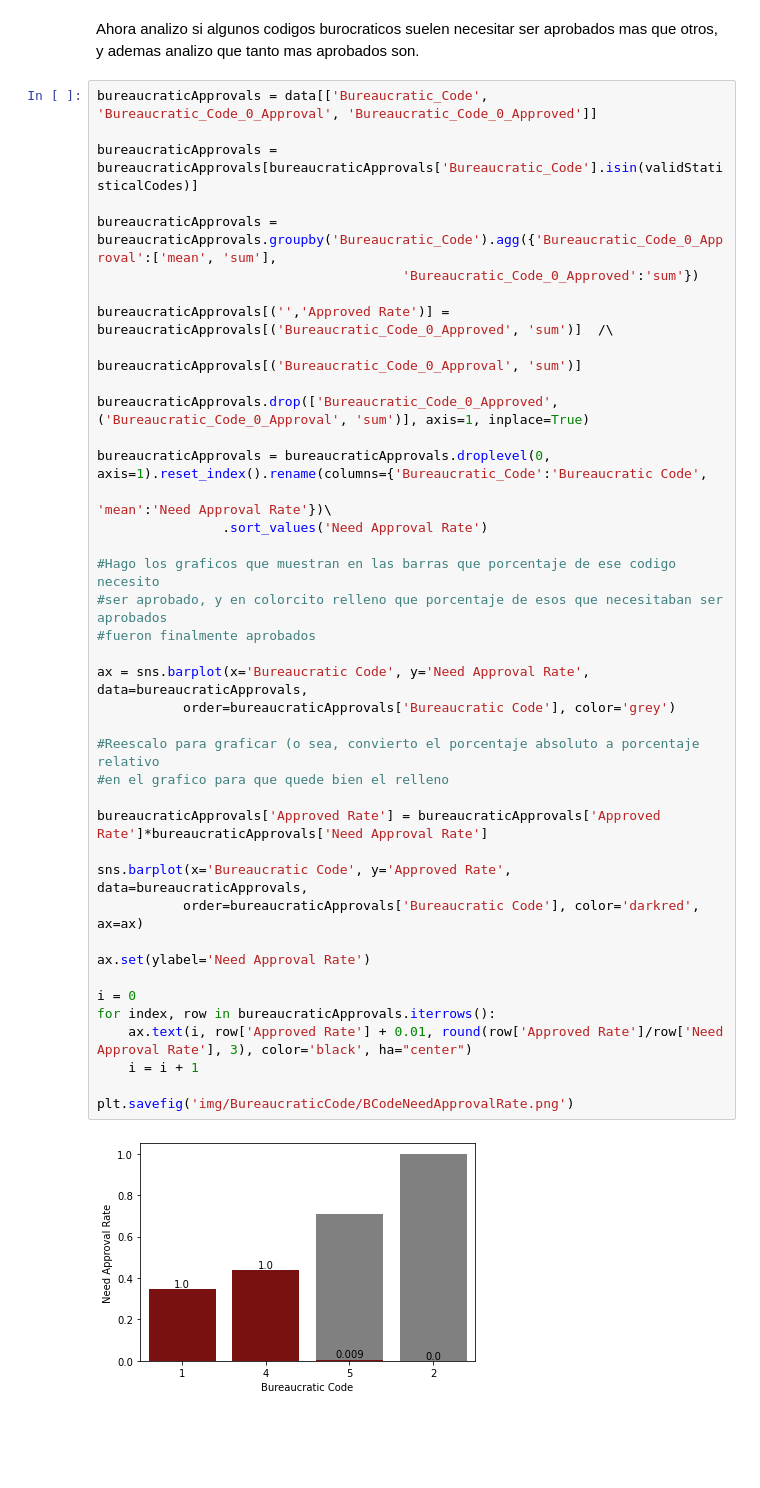
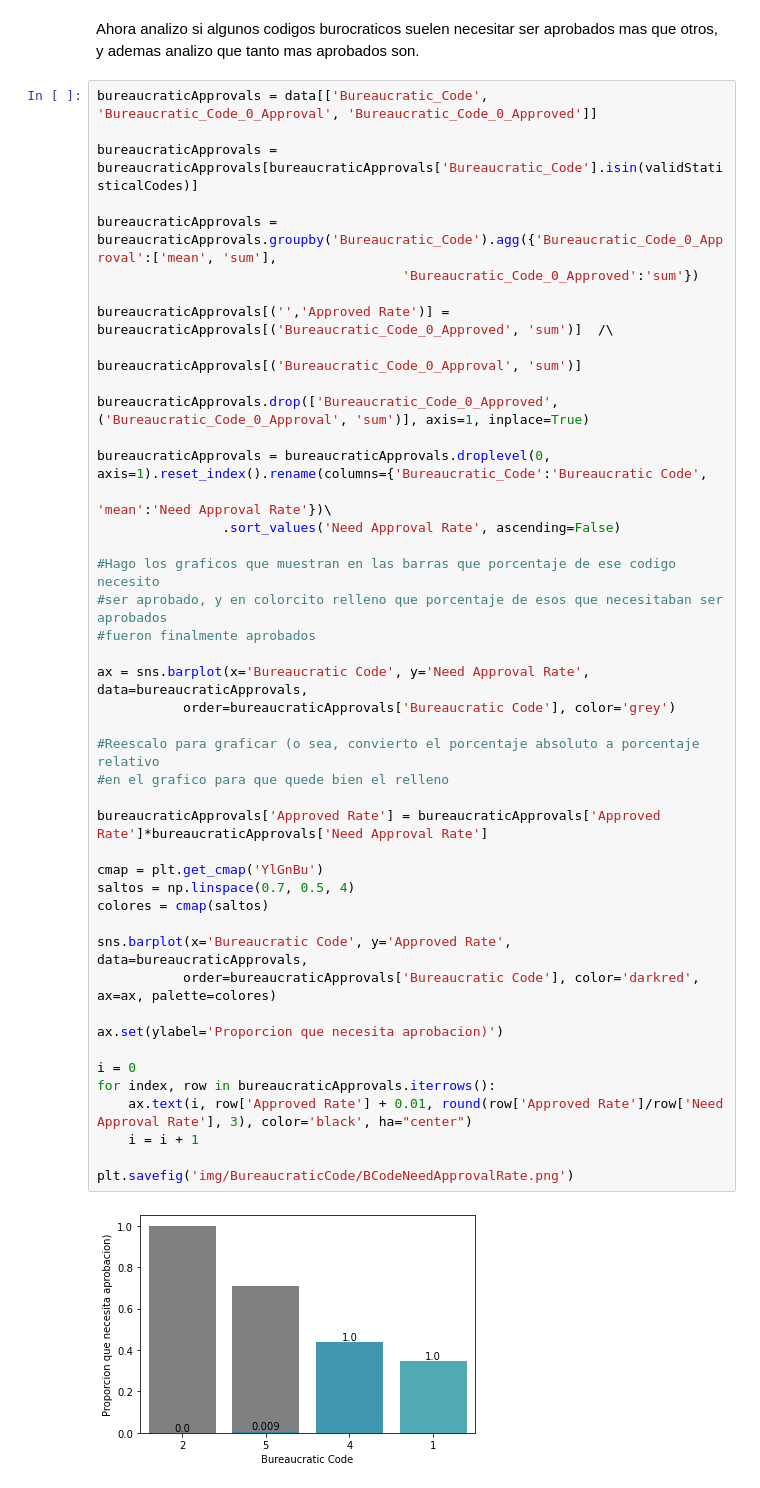
Before and after one commit to RiedelNicolas/75.06-2C2020-TP1, a Jupyter notebook: BureaucraticCode.ipynb, the cells around one changed output. Drawn from its saved outputs; the diff is of its cells as text; blank space fills up the shorter version.

Commit message:
Paso los graficos a la paleta de colores, termino analisis

```diff
--- a/BureaucraticCode.ipynb
+++ b/BureaucraticCode.ipynb
@@ -103,34 +127,38 @@ bureaucraticApprovals = bureaucraticApprovals.groupby('Bureaucratic_Code').agg({
 bureaucraticApprovals[('','Approved Rate')] = bureaucraticApprovals[('Bureaucratic_Code_0_Approved', 'sum')]  /\
                                          bureaucraticApprovals[('Bureaucratic_Code_0_Approval', 'sum')]
 
 bureaucraticApprovals.drop(['Bureaucratic_Code_0_Approved', ('Bureaucratic_Code_0_Approval', 'sum')], axis=1, inplace=True)
 
 bureaucraticApprovals = bureaucraticApprovals.droplevel(0, axis=1).reset_index().rename(columns={'Bureaucratic_Code':'Bureaucratic Code',
                                                                          'mean':'Need Approval Rate'})\
-                .sort_values('Need Approval Rate')
+                .sort_values('Need Approval Rate', ascending=False)
 
 #Hago los graficos que muestran en las barras que porcentaje de ese codigo necesito
 #ser aprobado, y en colorcito relleno que porcentaje de esos que necesitaban ser aprobados
 #fueron finalmente aprobados
 
 ax = sns.barplot(x='Bureaucratic Code', y='Need Approval Rate', data=bureaucraticApprovals,
            order=bureaucraticApprovals['Bureaucratic Code'], color='grey')
 
 #Reescalo para graficar (o sea, convierto el porcentaje absoluto a porcentaje relativo
 #en el grafico para que quede bien el relleno
 
 bureaucraticApprovals['Approved Rate'] = bureaucraticApprovals['Approved Rate']*bureaucraticApprovals['Need Approval Rate']
 
+cmap = plt.get_cmap('YlGnBu')
+saltos = np.linspace(0.7, 0.5, 4)
+colores = cmap(saltos)
+
 sns.barplot(x='Bureaucratic Code', y='Approved Rate', data=bureaucraticApprovals,
-           order=bureaucraticApprovals['Bureaucratic Code'], color='darkred', ax=ax)
+           order=bureaucraticApprovals['Bureaucratic Code'], color='darkred', ax=ax, palette=colores)
 
-ax.set(ylabel='Need Approval Rate')
+ax.set(ylabel='Proporcion que necesita aprobacion)')
 
 i = 0
 for index, row in bureaucraticApprovals.iterrows():
     ax.text(i, row['Approved Rate'] + 0.01, round(row['Approved Rate']/row['Need Approval Rate'], 3), color='black', ha="center")
     i = i + 1
 
 plt.savefig('img/BureaucraticCode/BCodeNeedApprovalRate.png')
 # %% [output]
-[figure, old version]
+[figure, new version]
```
Also changed, not shown: parts of 5 cells of this notebook, 20 other files.
